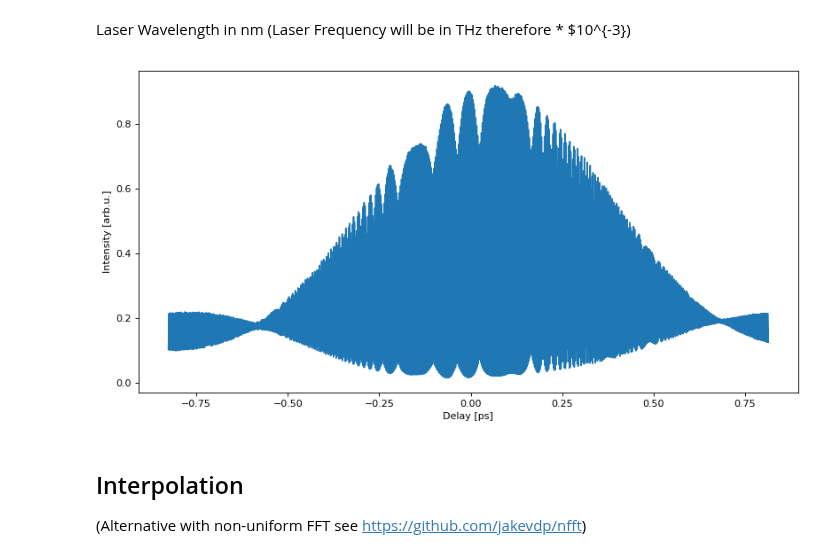
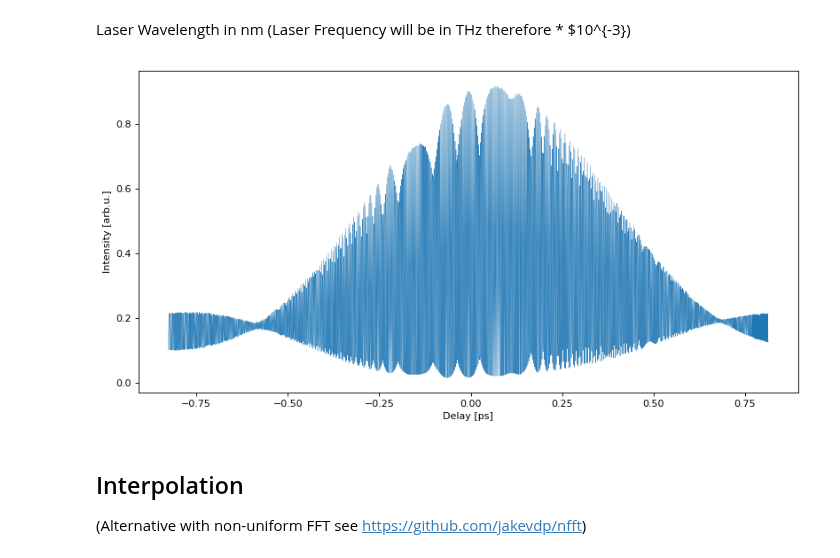
Before and after one commit to JKU-HFP/Chirp-Diagnostic, a Jupyter notebook: Evaluating_TiSa_ACF_Chirp.ipynb, the cells around one changed output. Cells and saved outputs as stored; diff of their text form; code cells hidden in the pictures.

```diff
--- a/Evaluating_TiSa_ACF_Chirp.ipynb
+++ b/Evaluating_TiSa_ACF_Chirp.ipynb
@@ -30,14 +30,14 @@ data = np.loadtxt(path)
 # %%
 # Create a figure of size 8x6 inches, 80 dots per inch
 plt.figure(figsize=(12, 6), dpi=80)
 
 plt.xlabel("Delay [ps]")
 plt.ylabel("Intensity [arb.u.]")
 
-plt.plot(data[:,0], data[:,1])
+plt.plot(data[:,0], data[:,1], linewidth=0.4)
 plt.show()
 # %% [output]
-[figure, old version]
+[figure, new version]
 # %% [markdown]
 ## Interpolation
 
```
Also changed, not shown: 1 other file.
